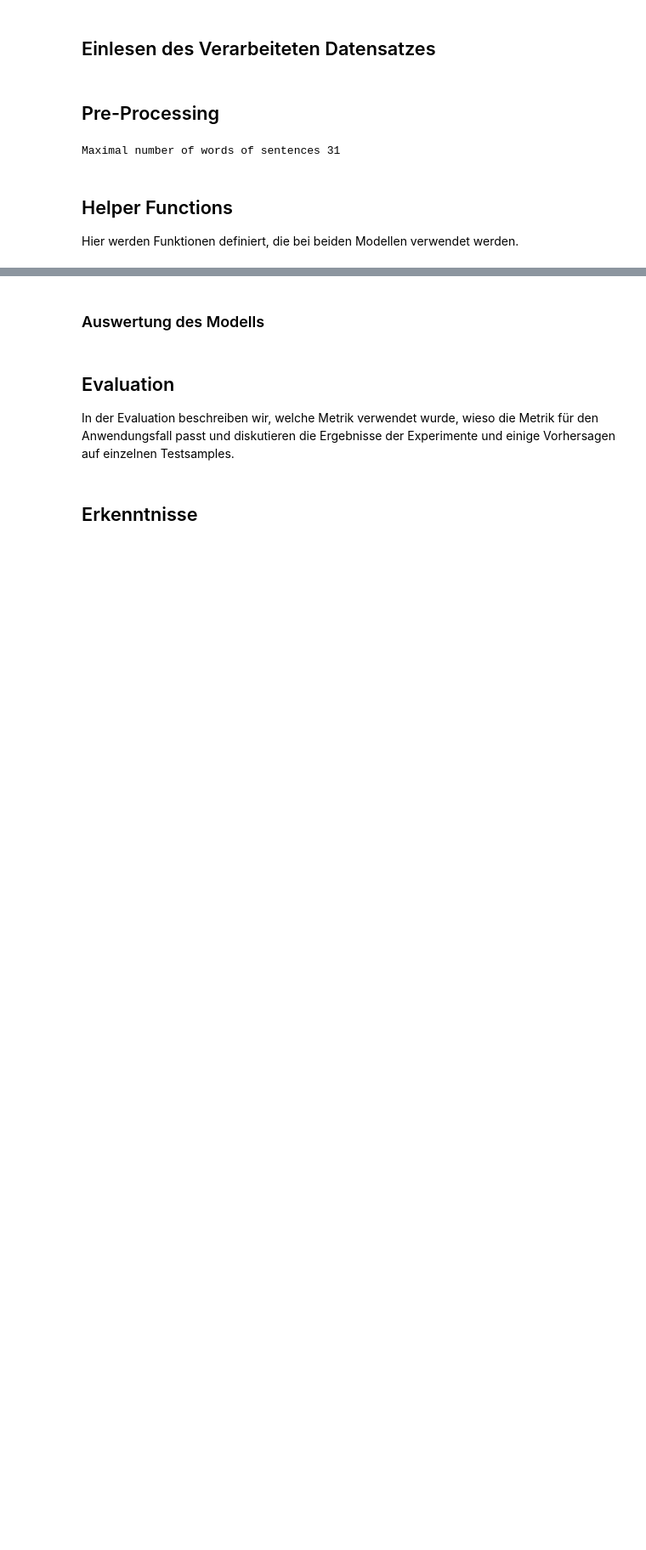
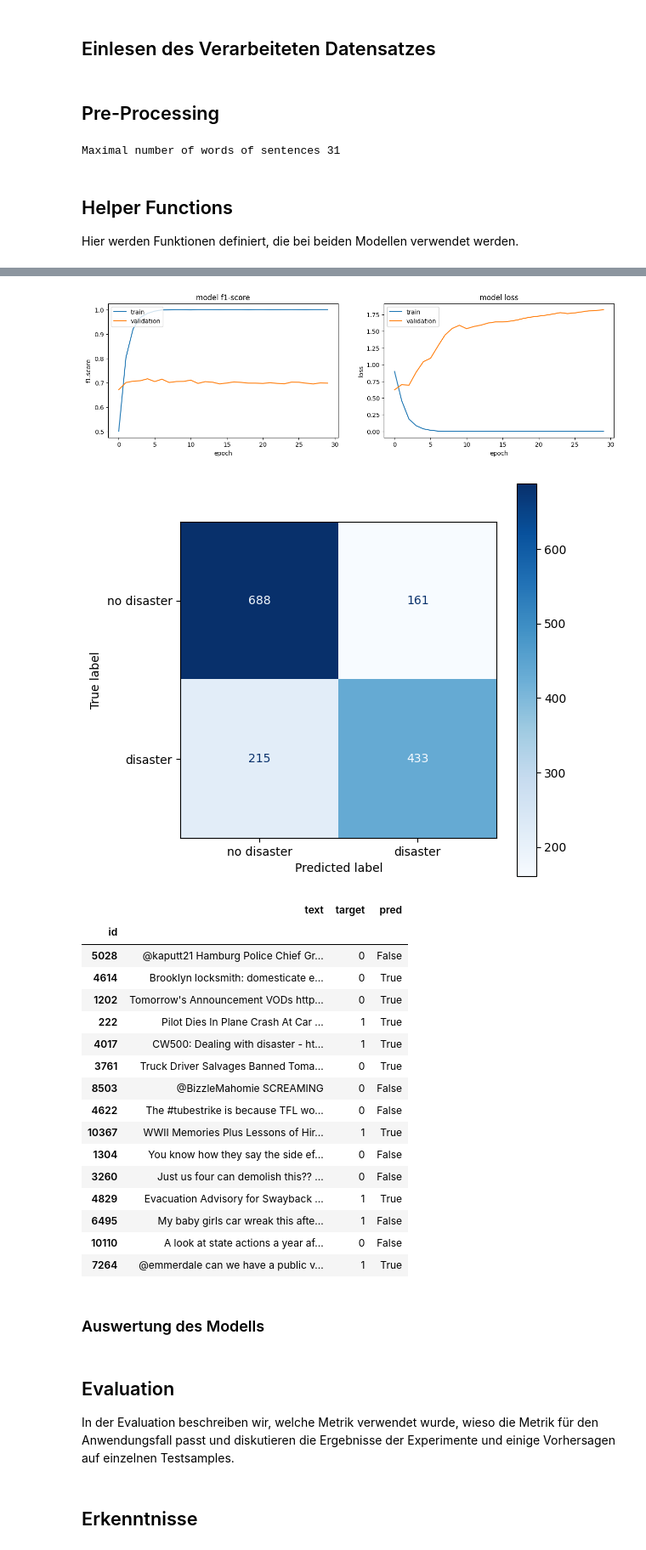
Before and after one commit to florinbarbisch/npr-mc1-text-classification, a Jupyter notebook: Model3_CNN.ipynb, the cells around one changed output, grey strips where cells are left out. Shown at 85% size. Drawn from its saved outputs; the diff is of its cells as text; code cells hidden in the pictures; blank space fills up the shorter version.

```diff
--- a/Model3_CNN.ipynb
+++ b/Model3_CNN.ipynb
@@ -115,6 +115,11 @@ def plot_confusion_matrix(model,val_tokens=val_tokens):
     fig, ax = plt.subplots(figsize=(6,6))
     disp.plot(cmap=plt.cm.Blues,ax=ax)
     plt.show()
+
+def example_prediction(model,val_tokens=val_tokens,val_data=val):
+    pd.set_option('display.max_colwidth', None)
+    val_data["pred"]=model.predict(val_tokens,verbose=False) > 0.5
+    return val_data.sample(15)
 
 
 def plot_f1_score_loss(history):
@@ -180,0 +252,30 @@ plot_confusion_matrix(model)
+# %%
+def create_convnet(vocab_size,sent_length, num_classes):
+    input_shape =  keras.layers.Input(shape=(sent_length,))
+    emb = keras.layers.Embedding(vocab_size, 30)(input_shape)
+
+    tower_1 =  keras.layers.Conv1D(filters=256, kernel_size=5, activation='relu')(emb)
+    #tower_1 =  keras.layers.GlobalMaxPooling1D()(tower_1)
+    tower_1 = keras.layers.Flatten()(tower_1)
+
+    tower_2 =  keras.layers.Conv1D(filters=128, kernel_size=4, activation='relu')(emb)
+    #tower_2 =  keras.layers.GlobalMaxPooling1D()(tower_2)
+    tower_2 = keras.layers.Flatten()(tower_2)
+
+    tower_3 =  keras.layers.Conv1D(filters=64, kernel_size=3, activation='relu')(emb)
+    #tower_3 =  keras.layers.GlobalMaxPooling1D()(tower_3)
+    tower_3 = keras.layers.Flatten()(tower_3)
+
+    merged = keras.layers.concatenate([tower_1, tower_2, tower_3], axis=1)
+    merged =  keras.layers.Flatten()(merged)
+
+    out =  keras.layers.Dense(50, activation='relu')(merged)
+    out =  keras.layers.Dense(num_classes, activation='sigmoid')(out)
+
+    model = keras.Model(input_shape, out)
+    return model
+
+model = create_convnet(vocab_size,40,1)
+print(model.summary())
+model.compile(optimizer=tf.optimizers.Adam() , loss='binary_crossentropy', metrics= get_f1)
+history = model.fit(train_tokens, train.target, epochs=30, batch_size=512, validation_data=(val_tokens, val.target), verbose=1)
@@ -181,3 +300,27 @@ plot_confusion_matrix(model)
+# %%
+plot_f1_score_loss(history)
+plot_confusion_matrix(model)
+example_prediction(model)
+# %% [output]
+[figure, added]
+[figure, added]
+|  | text | target | pred |
+| id |  |  |  |
+| 5028 | @kaputt21 Hamburg Police Chief Gr... | 0 | False |
+| 4614 | Brooklyn locksmith: domesticate e... | 0 | True |
+| 1202 | Tomorrow's Announcement VODs http... | 0 | True |
+| 222 | Pilot Dies In Plane Crash At Car ... | 1 | True |
+| 4017 | CW500: Dealing with disaster - ht... | 1 | True |
+| 3761 | Truck Driver Salvages Banned Toma... | 0 | True |
+| 8503 | @BizzleMahomie SCREAMING | 0 | False |
+| 4622 | The #tubestrike is because TFL wo... | 0 | False |
+| 10367 | WWII Memories Plus Lessons of Hir... | 1 | True |
+| 1304 | You know how they say the side ef... | 0 | False |
+| 3260 | Just us four can demolish this?? ... | 0 | False |
+| 4829 | Evacuation Advisory for Swayback ... | 1 | True |
+| 6495 | My baby girls car wreak this afte... | 1 | False |
+| 10110 | A look at state actions a year af... | 0 | False |
+| 7264 | @emmerdale can we have a public v... | 1 | True |
 # %% [markdown]
 ### Auswertung des Modells
 # %% [markdown]
```
Also changed, not shown: parts of 17 cells of this notebook.
